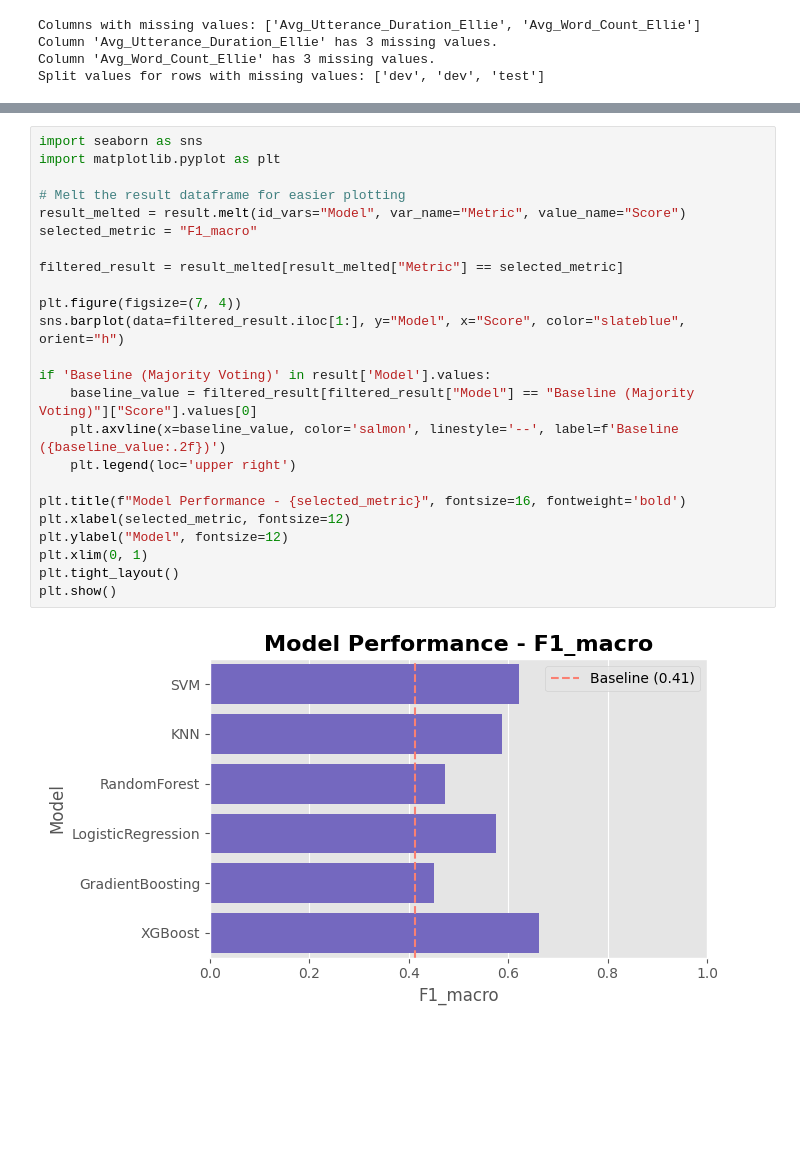
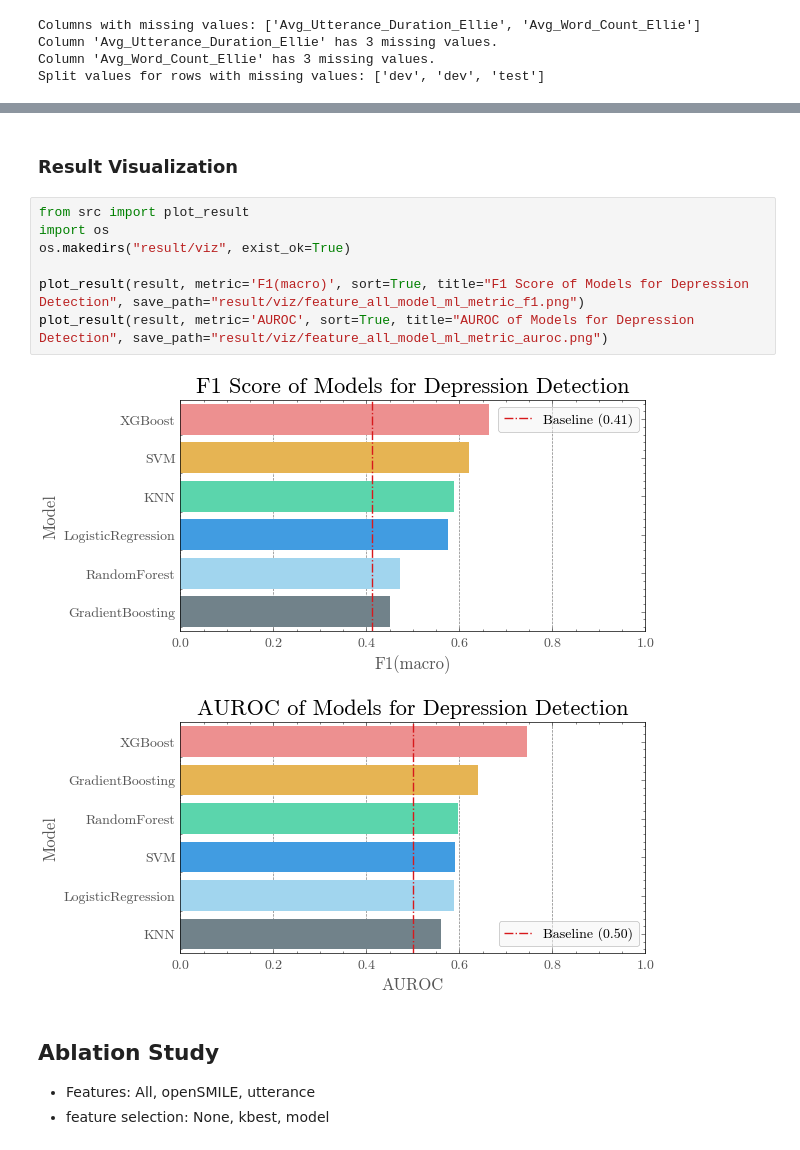
Before and after one commit to gn0219/daic-woz, a Jupyter notebook: 2. evaluate_basic_models.ipynb, the cells around one changed output, grey strips where cells are left out. Drawn from its saved outputs; the diff is of its cells as text; blank space fills up the shorter version.

Commit message:
Update visualization

```diff
--- a/2. evaluate_basic_models.ipynb
+++ b/2. evaluate_basic_models.ipynb
@@ -47,30 +55,20 @@ display(result)
 | 4 | LogisticRegression | 0.638298 | 0.576127 | 0.588745 |
 | 5 | GradientBoosting | 0.659574 | 0.450292 | 0.640693 |
 | 6 | XGBoost | 0.765957 | 0.662753 | 0.744589 |
-# %%
-import seaborn as sns
-import matplotlib.pyplot as plt
-
-# Melt the result dataframe for easier plotting
-result_melted = result.melt(id_vars="Model", var_name="Metric", value_name="Score")
-selected_metric = "F1_macro"
-
-filtered_result = result_melted[result_melted["Metric"] == selected_metric]
-
-plt.figure(figsize=(7, 4))
-sns.barplot(data=filtered_result.iloc[1:], y="Model", x="Score", color="slateblue", orient="h")
-
-if 'Baseline (Majority Voting)' in result['Model'].values:
-    baseline_value = filtered_result[filtered_result["Model"] == "Baseline (Majority Voting)"]["Score"].values[0]
-    plt.axvline(x=baseline_value, color='salmon', linestyle='--', label=f'Baseline ({baseline_value:.2f})')
-    plt.legend(loc='upper right')
-
-plt.title(f"Model Performance - {selected_metric}", fontsize=16, fontweight='bold')
-plt.xlabel(selected_metric, fontsize=12)
-plt.ylabel("Model", fontsize=12)
-plt.xlim(0, 1)
-plt.tight_layout()
-plt.show()
-# %% [output]
-[figure, removed]
+# %% [markdown]
+### Result Visualization
+# %%
+from src import plot_result
+import os
+os.makedirs("result/viz", exist_ok=True)
+
+plot_result(result, metric='F1(macro)', sort=True, title="F1 Score of Models for Depression Detection", save_path="result/viz/feature_all_model_ml_metric_f1.png")
+plot_result(result, metric='AUROC', sort=True, title="AUROC of Models for Depression Detection", save_path="result/viz/feature_all_model_ml_metric_auroc.png")
+# %% [output]
+[figure, added]
+[figure, added]
+# %% [markdown]
+## Ablation Study
+- Features: All, openSMILE, utterance
+- feature selection: None, kbest, model
 # %%
```
Also changed, not shown: parts of 11 cells of this notebook, 8 other files.
